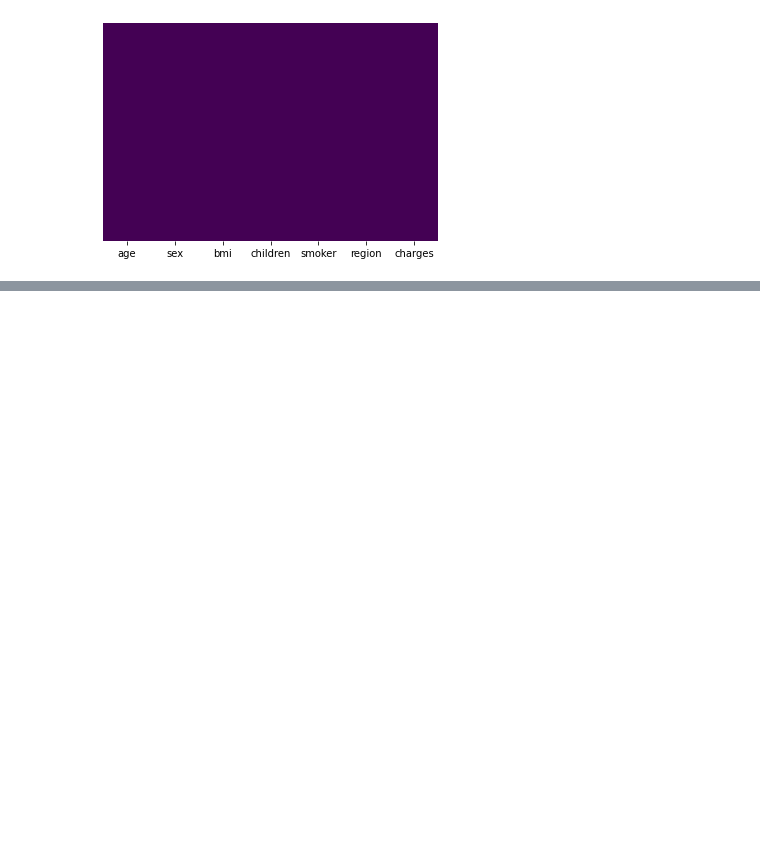
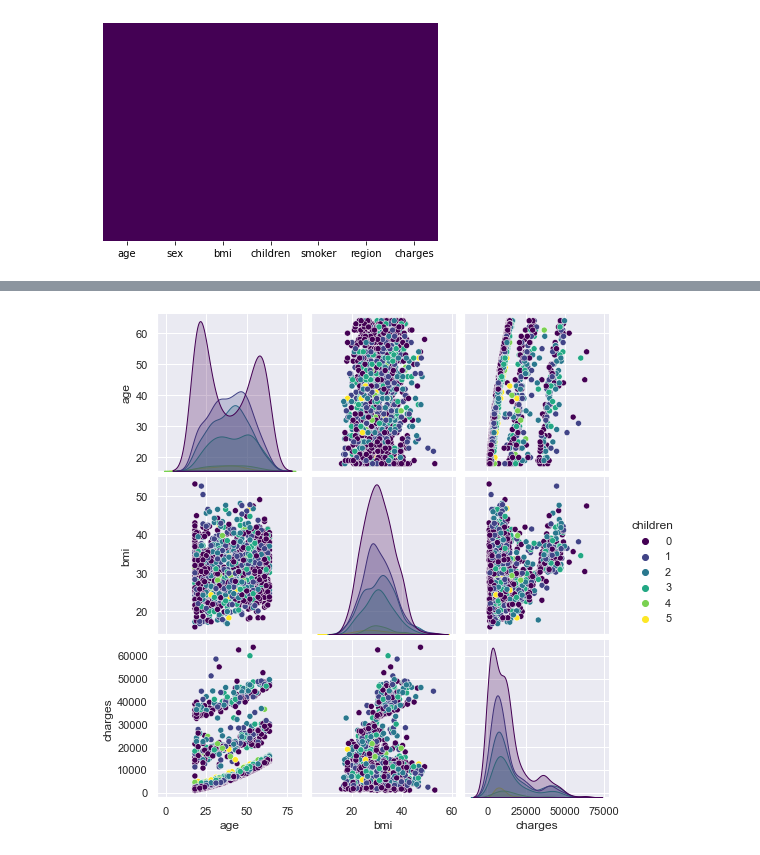
Before and after one commit to Ucgadaz/medical-insurance-payout, a Jupyter notebook: insurance.ipynb, the cells around one changed output, grey strips where cells are left out. Saved outputs shown, nothing was run; the diff lists cells and outputs as text; code cells hidden in the pictures; blank space fills up the shorter version.

```diff
--- a/insurance.ipynb
+++ b/insurance.ipynb
@@ -83,0 +104,6 @@ px.bar(expenses.age.value_counts()[expenses.age.unique()])
+# %%
+sns.set(rc={'figure.figsize':(20,8.27)})
+# %%
+fig1=sns.pairplot(expenses,hue='children',palette='viridis')
+# %% [output]
+[figure, added]
```
Also changed, not shown: parts of 9 cells of this notebook.
